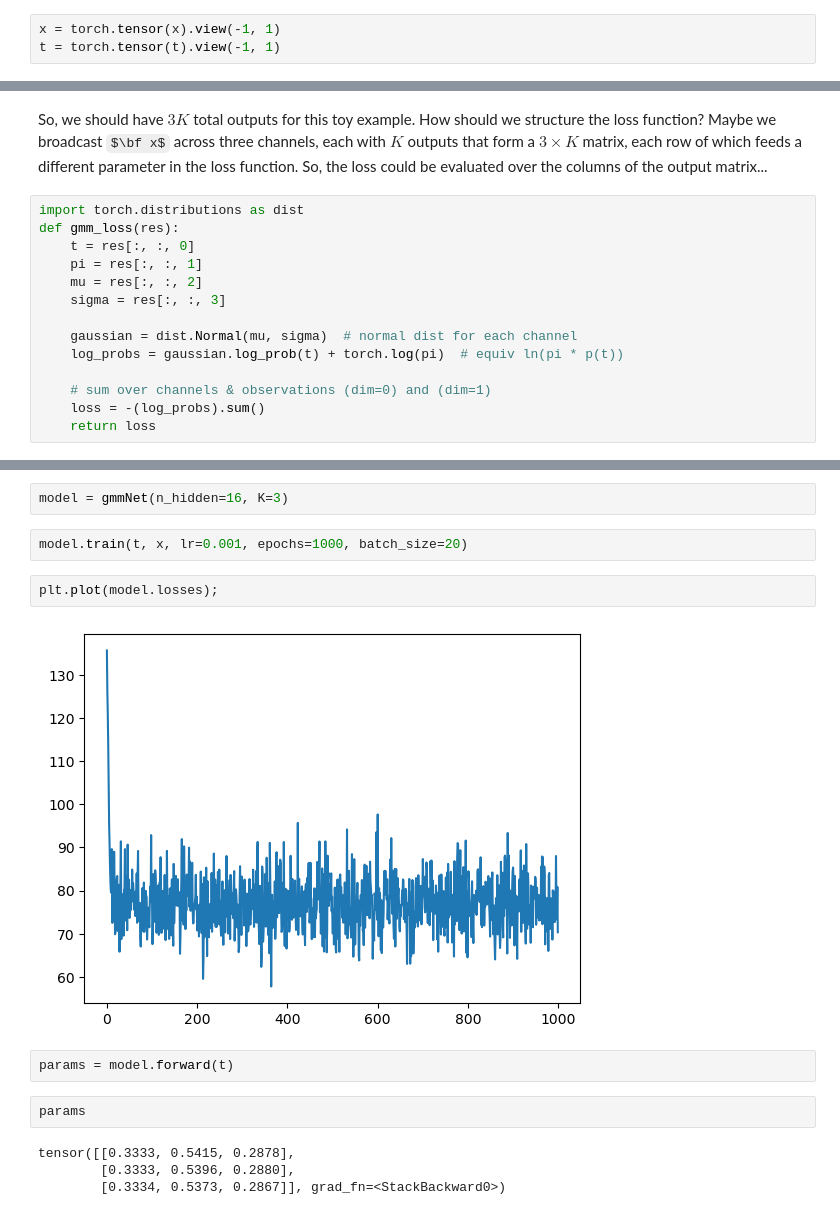
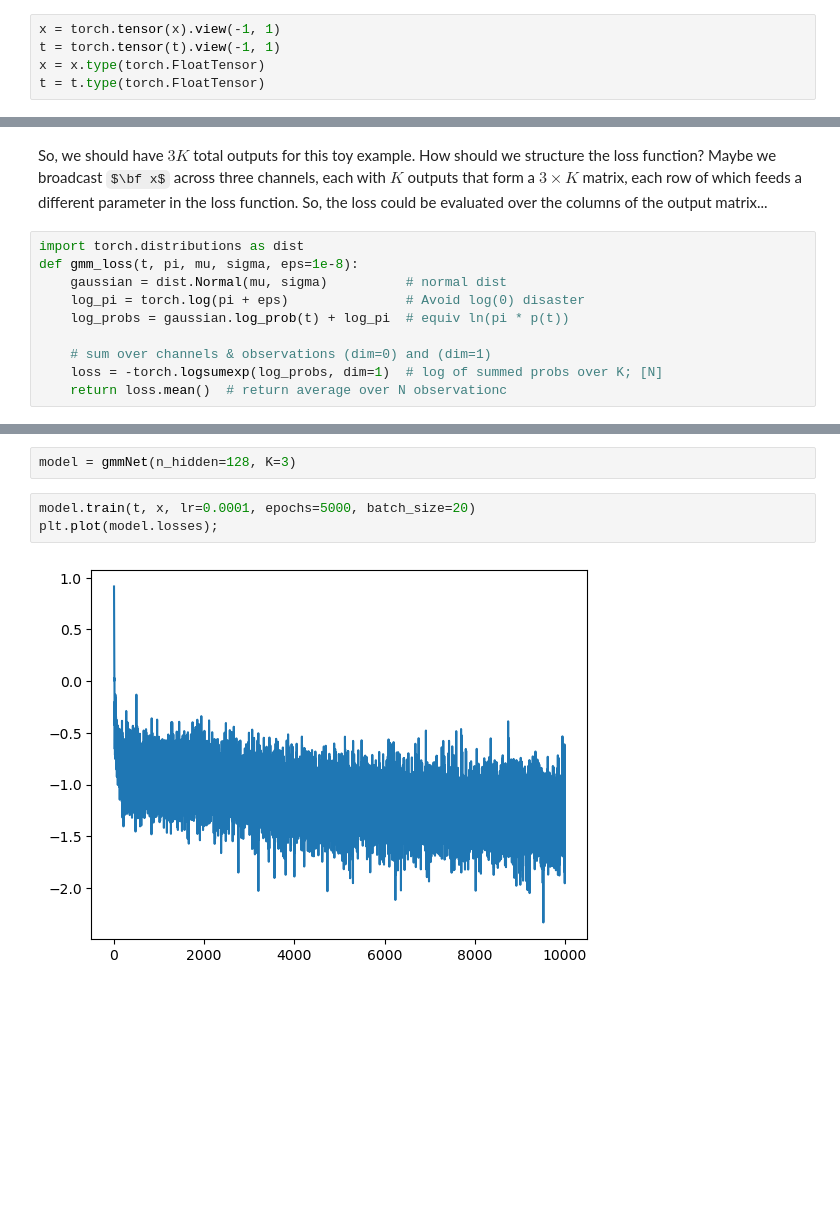
Before and after one commit to BenAF002/data_science, a Jupyter notebook: bishop_dl/ch6_deepNN.ipynb, the cells around one changed output, grey strips where cells are left out. Drawn from its saved outputs; the diff is of its cells as text; some formulas as TeX source; blank space fills up the shorter version.

```diff
--- a/bishop_dl/ch6_deepNN.ipynb
+++ b/bishop_dl/ch6_deepNN.ipynb
@@ -279,6 +280,8 @@ class RegNet(nn.Module):
 # %%
 x = torch.tensor(x).view(-1, 1)
 t = torch.tensor(t).view(-1, 1)
+x = x.type(torch.FloatTensor)
+t = t.type(torch.FloatTensor)
 # %%
 model1 = RegNet('tanh', n_hidden=16)
 model2 = RegNet('tanh', n_hidden=16)
@@ -341,15 +344,11 @@ $$E(\mathbf{w}) = - \sum_{n=1}^N\ln \bigg\{\sum_{k=1}^K \pi_k(\mathbf{x}_n, \mat
 So, we should have $3K$ total outputs for this toy example. How should we structure the loss function? Maybe we broadcast $\bf x$ across three channels, each with $K$ outputs that form a $3 \times K$ matrix, each row of which feeds a different parameter in the loss function. So, the loss could be evaluated over the columns of the output matrix...
 # %%
 import torch.distributions as dist
-def gmm_loss(res):
-    t = res[:, :, 0]
-    pi = res[:, :, 1]
-    mu = res[:, :, 2]
-    sigma = res[:, :, 3]
-
-    gaussian = dist.Normal(mu, sigma)  # normal dist for each channel
-    log_probs = gaussian.log_prob(t) + torch.log(pi)  # equiv ln(pi * p(t))
+def gmm_loss(t, pi, mu, sigma, eps=1e-8):
+    gaussian = dist.Normal(mu, sigma)          # normal dist
+    log_pi = torch.log(pi + eps)               # Avoid log(0) disaster
+    log_probs = gaussian.log_prob(t) + log_pi  # equiv ln(pi * p(t))
 
     # sum over channels & observations (dim=0) and (dim=1)
-    loss = -(log_probs).sum()
-    return loss
+    loss = -torch.logsumexp(log_probs, dim=1)  # log of summed probs over K; [N]
+    return loss.mean()  # return average over N observationc
@@ -426,18 +403,9 @@ class gmmNet(nn.Module):
 
             self.losses.append(loss.item())
 # %%
-model = gmmNet(n_hidden=16, K=3)
+model = gmmNet(n_hidden=128, K=3)
 # %%
-model.train(t, x, lr=0.001, epochs=1000, batch_size=20)
+model.train(t, x, lr=0.0001, epochs=5000, batch_size=20)
+plt.plot(model.losses);
+# %% [output]
+[figure, added]
-# %%
-plt.plot(model.losses);
-# %% [output]
-[figure, removed]
-# %%
-params = model.forward(t)
-# %%
-params
-# %% [output]
-tensor([[0.3333, 0.5415, 0.2878],
-        [0.3333, 0.5396, 0.2880],
-        [0.3334, 0.5373, 0.2867]], grad_fn=<StackBackward0>)
```
Also changed, not shown: parts of 11 cells of this notebook.
